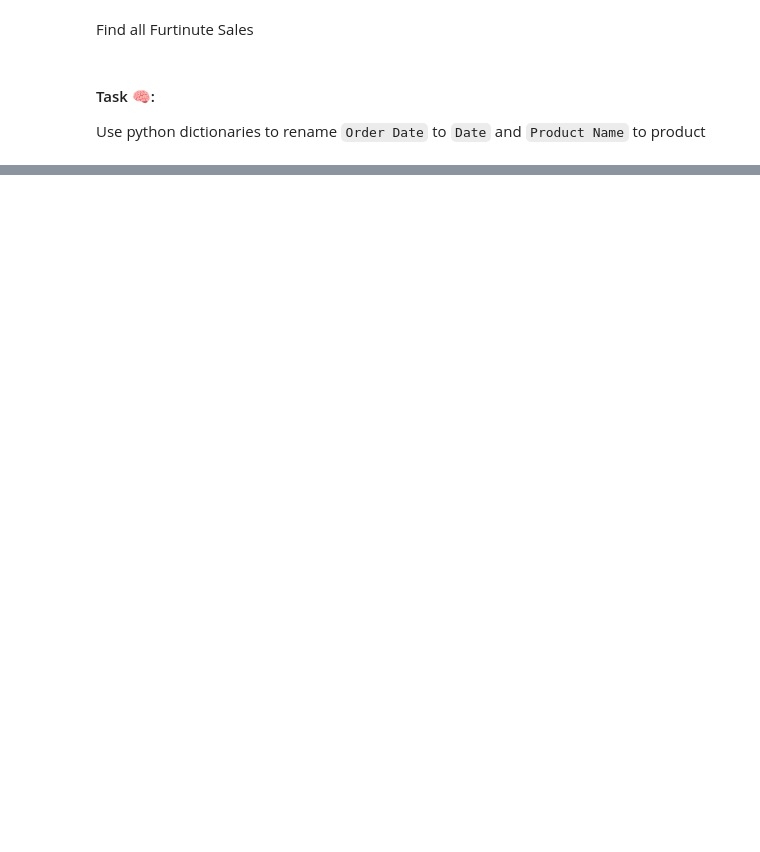
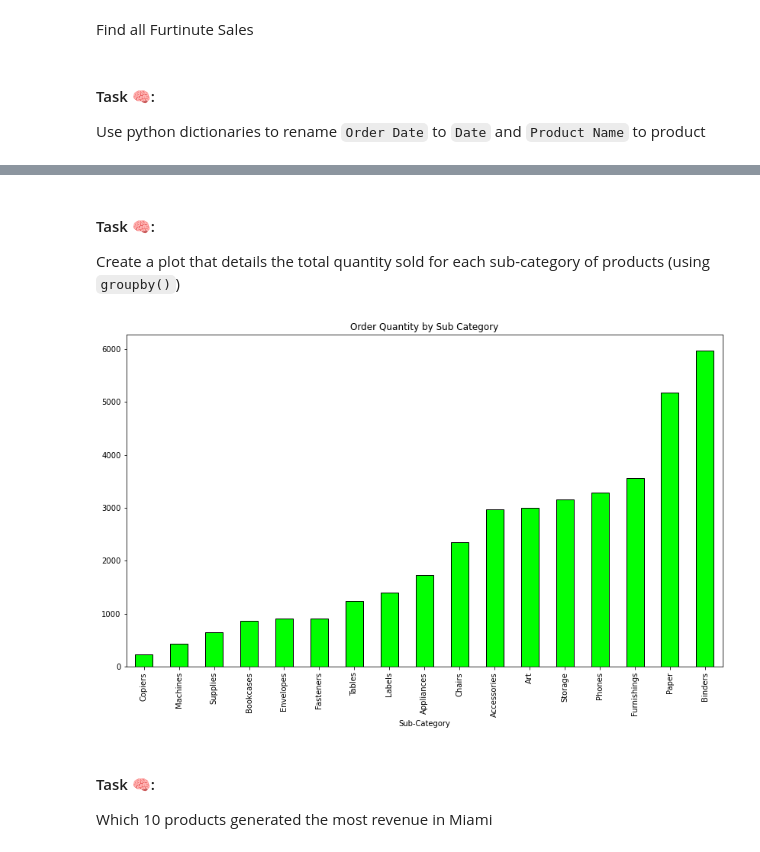
Before and after one commit to UNSW-Data-Science-Society/Intro-to-python-workshop, a Jupyter notebook: IntroPython2022.ipynb, the cells around one changed output, grey strips where cells are left out. Saved outputs shown, nothing was run; the diff lists cells and outputs as text; code cells hidden in the pictures; blank space fills up the shorter version.

```diff
--- a/IntroPython2022.ipynb
+++ b/IntroPython2022.ipynb
@@ -282,0 +423,15 @@ orders = orders.rename(columns={'Order Date': 'Date', 'Product Name': 'Product'}
+# %% [markdown]
+#### Task 🧠:
+Create a plot that details the total quantity sold for each sub-category of products (using `groupby()`)
+# %%
+gb = orders.groupby('Sub-Category')['Quantity'].sum().sort_values()
+gb.plot(kind='bar',
+        figsize=(14, 8),
+        title='Order Quantity by Sub Category',
+        color='lime',
+        edgecolor='black');
+# %% [output]
+[figure, added]
+# %% [markdown]
+#### Task 🧠:
+Which 10 products generated the most revenue in Miami
```
Also changed, not shown: parts of 27 cells of this notebook.
